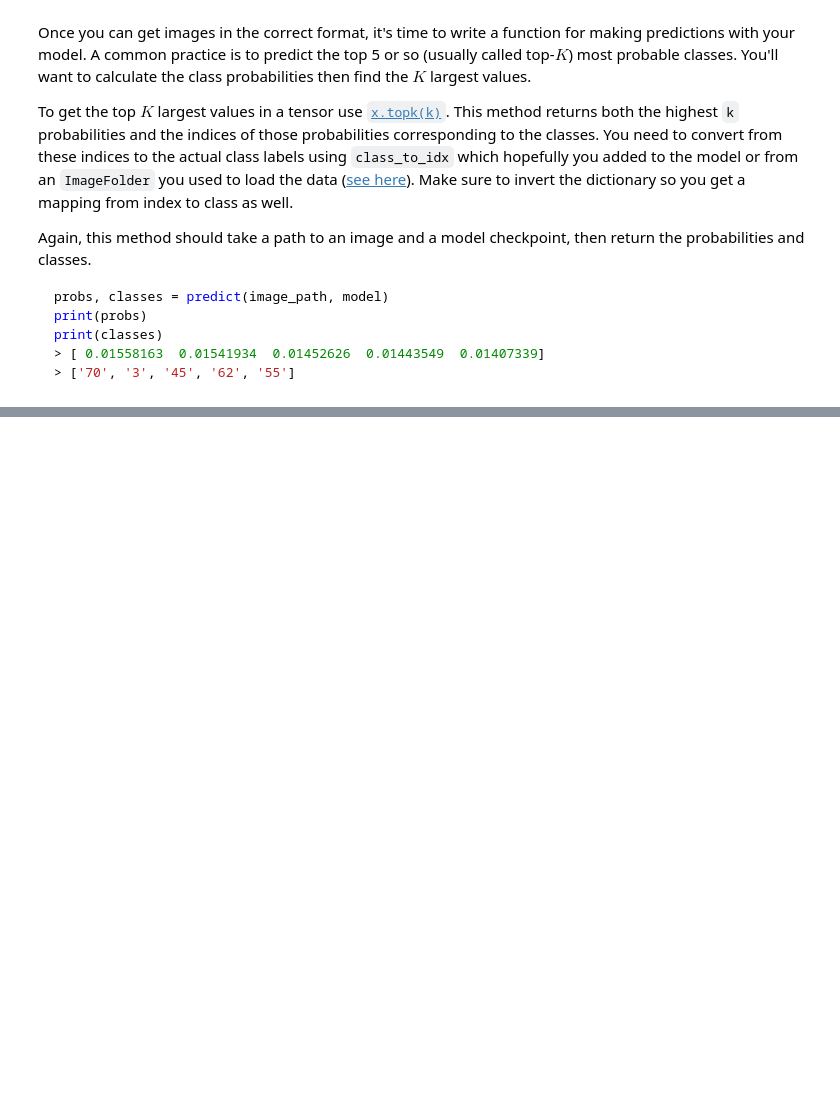
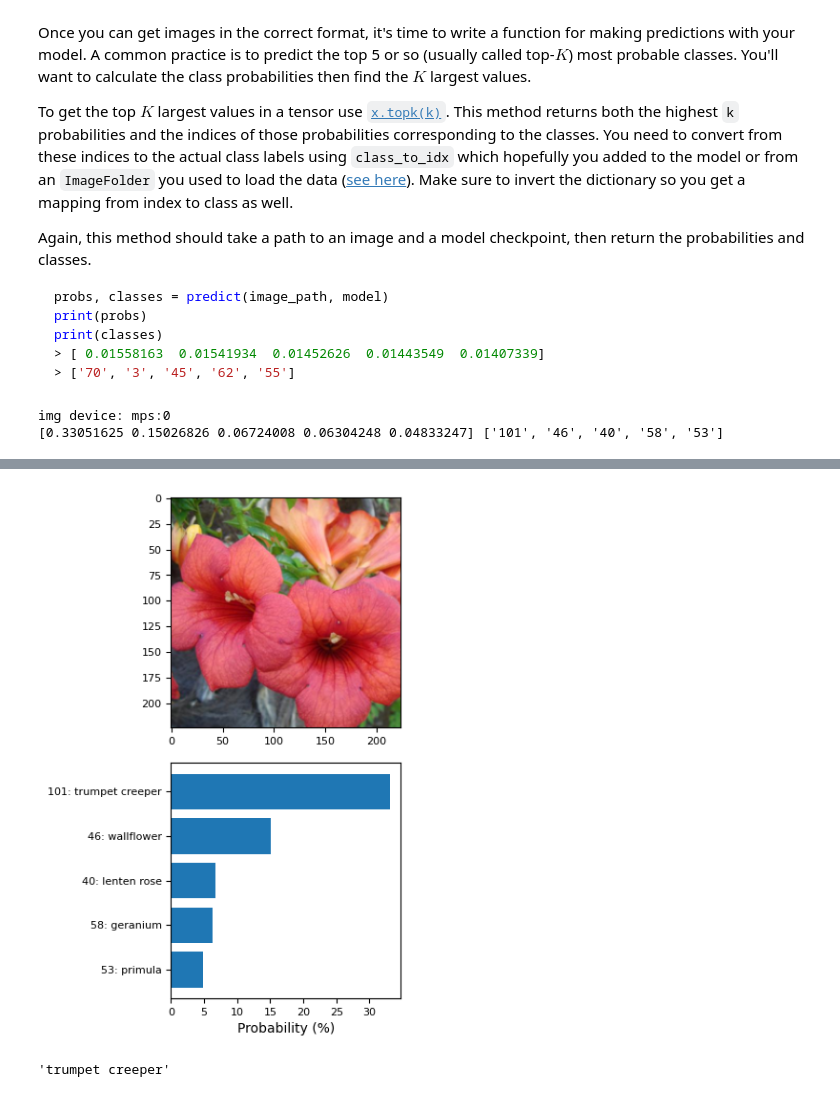
Before and after one commit to lienas/aipnd-project, a Jupyter notebook: Image Classifier Project.ipynb, the cells around one changed output, grey strips where cells are left out. Drawn from its saved outputs; the diff is of its cells as text; code cells hidden in the pictures; blank space fills up the shorter version.

```diff
--- a/Image Classifier Project.ipynb
+++ b/Image Classifier Project.ipynb
@@ -323,3 +326,15 @@ At this point it's good to write a function that can load a checkpoint and rebui
+# %%
+# DONE: Write a function that loads a checkpoint and rebuilds the model
+
+def load_checkpoint(filepath):
+    device = torch.device('mps' if torch.backends.mps.is_available() else 'cuda' if torch.cuda.is_available() else 'cpu')
+    checkpoint = torch.load(filepath, weights_only=False, map_location=device)
+    model = getattr(models, checkpoint['arch'])(weights=None)
+    model.classifier = checkpoint['classifier']
+    model.load_state_dict(checkpoint['state_dict'])
+    model.class_to_idx = checkpoint['class_to_idx']
+    model.to(device)
+    return model
 # %% [markdown]
 # Inference for classification
 
@@ -401,3 +469,11 @@ def predict(image_path, model, topk=5):
+# %%
+model = load_checkpoint('checkpoint.pth')
+img_folder = 'flower_data/test/101/image_07983.jpg'
+probs, classes= predict(img_folder, model)
+print(probs, classes)
+# %% [output]
+img device: mps:0
+[0.33051625 0.15026826 0.06724008 0.06304248 0.04833247] ['101', '46', '40', '58', '53']
 # %% [markdown]
 ## Sanity Checking
 
@@ -410,0 +485,26 @@ You can convert from the class integer encoding to actual flower names with the
+# %%
+# TODO: Display an image along with the top 5 classes
+fig, (ax1, ax2) = plt.subplots(figsize=(4,6), nrows=2)
+
+# Display image
+test_image = process_image(img_folder)
+imshow(test_image, ax=ax1)
+ax1.tick_params(labelsize=8)
+
+# Get flower names
+flower_names = [f"{c}: {cat_to_name[c]}" for c in classes]
+
+# Display bar chart
+ax2.barh(flower_names, probs*100)
+ax2.tick_params( labelsize=8)
+ax2.invert_yaxis()  # Highest probability at top
+ax2.set_xlabel('Probability (%)')
+
+plt.tight_layout()
+plt.show()
+# %% [output]
+[figure, added]
+# %%
+cat_to_name['101']
+# %% [output]
+'trumpet creeper'
```
Also changed, not shown: parts of 12 cells of this notebook.
